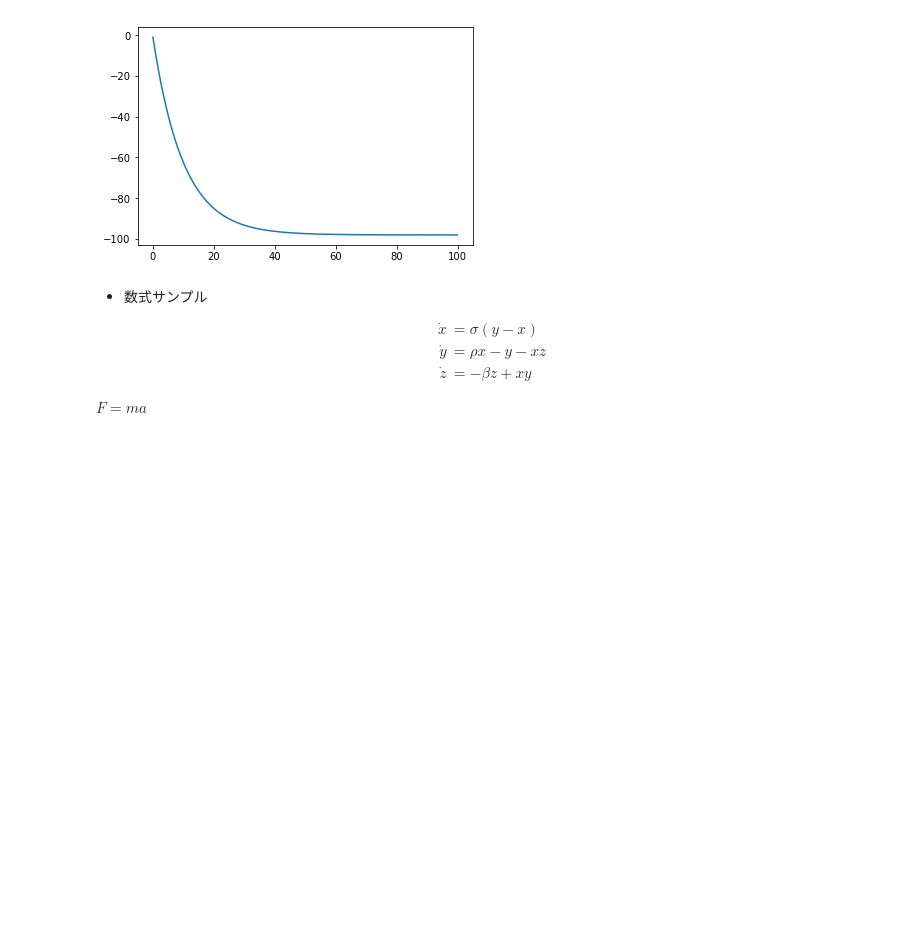
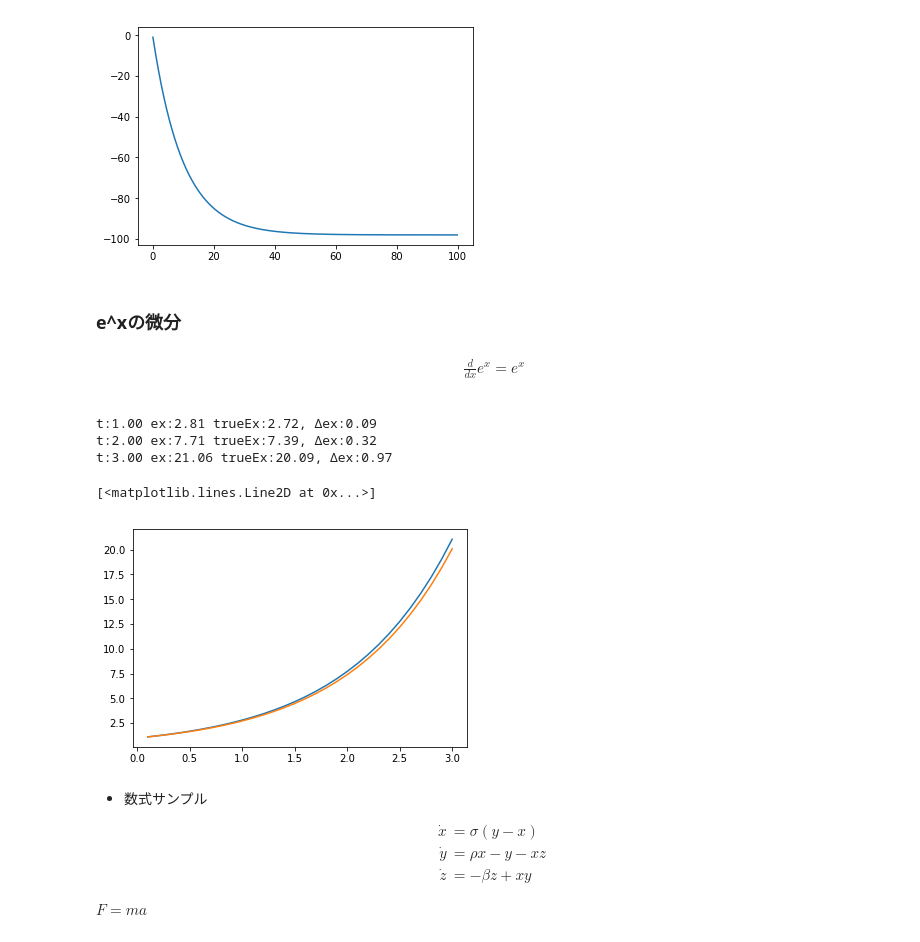
Before and after one commit to hono63/differential, a Jupyter notebook: Differential.ipynb, the cells around one changed output. Cells and saved outputs as stored; diff of their text form; code cells hidden in the pictures; blank space fills up the shorter version.

```diff
--- a/Differential.ipynb
+++ b/Differential.ipynb
@@ -96,6 +96,39 @@ plt.plot(grapht, graphv)
 # %% [output]
 [<matplotlib.lines.Line2D at 0x...>]
 [figure]
+# %% [markdown]
+### e^xの微分
+
+\begin{align} \\
+\frac{d}{dx}e^x = e^x \\
+\end{align}
+# %%
+dt = 0.1
+t = 0.0
+ex = math.exp(0.0)
+graphex = []
+graphtex = []
+grapht = []
+for i in range(1,int(3.0/dt)+1):
+    if i % 1 != 0:
+        continue
+    t = t + dt
+    ex= ex + math.exp(t)*dt
+    grapht.append(t)
+    graphex.append(ex)
+    graphtex.append(math.exp(t))
+    if i % int(1.0/dt) == 0:
+        print("t:{0:.2f} ex:{1:.2f} trueEx:{2:.2f}, Δex:{3:.2f}".format(t, ex,math.exp(t), ex-(math.exp(t))))
+# %% [output]
+t:1.00 ex:2.81 trueEx:2.72, Δex:0.09
+t:2.00 ex:7.71 trueEx:7.39, Δex:0.32
+t:3.00 ex:21.06 trueEx:20.09, Δex:0.97
+# %%
+plt.plot(grapht, graphex)
+plt.plot(grapht, graphtex)
+# %% [output]
+[<matplotlib.lines.Line2D at 0x...>]
+[figure, added]
 # %% [markdown]
 - 数式サンプル
 
```
